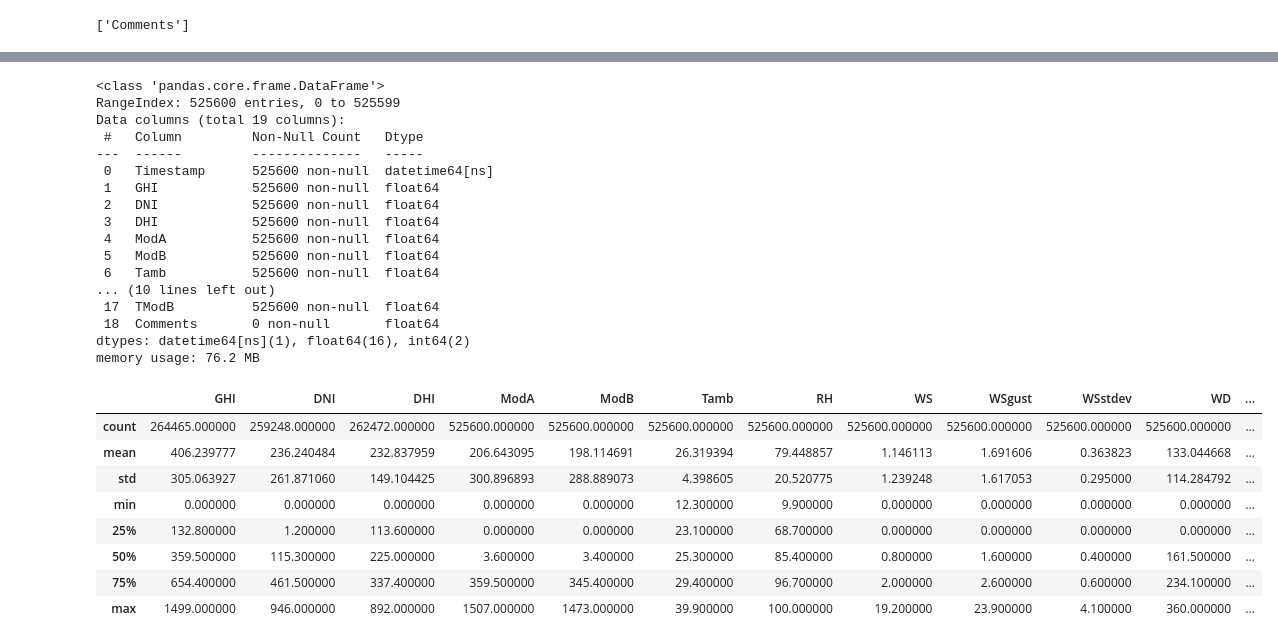
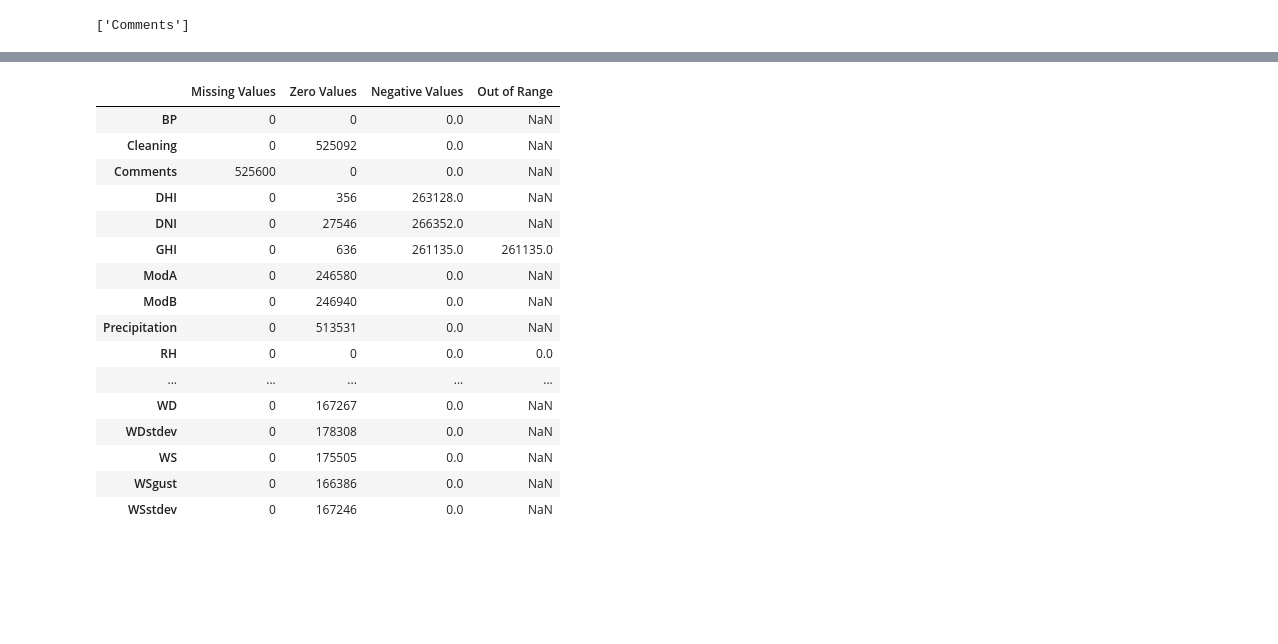
Before and after one commit to mikek1337/solar-challenge-week0, a Jupyter notebook: notebooks/sierraleone_eda.ipynb, the cells around one changed output, grey strips where cells are left out. Drawn from its saved outputs; the diff is of its cells as text; code cells hidden in the pictures; blank space fills up the shorter version.

```diff
--- a/notebooks/sierraleone_eda.ipynb
+++ b/notebooks/sierraleone_eda.ipynb
@@ -93,35 +63,23 @@ df_copy = data.copy()
 # %%
-#changing timestamp to datetime from object
-df_copy['Timestamp'] = pd.to_datetime(data['Timestamp'])
-df_copy.info()
+target_cols = [ 'GHI', 'DNI', 'DHI', 'ModA', 'ModB','WS', 'WSgust']
-# %% [output]
-<class 'pandas.core.frame.DataFrame'>
-RangeIndex: 525600 entries, 0 to 525599
-Data columns (total 19 columns):
- #   Column         Non-Null Count   Dtype
----  ------         --------------   -----
- 0   Timestamp      525600 non-null  datetime64[ns]
- 1   GHI            525600 non-null  float64
- 2   DNI            525600 non-null  float64
- 3   DHI            525600 non-null  float64
- 4   ModA           525600 non-null  float64
- 5   ModB           525600 non-null  float64
- 6   Tamb           525600 non-null  float64
-... (10 lines left out)
- 17  TModB          525600 non-null  float64
- 18  Comments       0 non-null       float64
-dtypes: datetime64[ns](1), float64(16), int64(2)
-memory usage: 76.2 MB
 # %%
-#replacing incorrect entries with nan this will remove bad data from calculations
-target_cols = [ 'GHI', 'DNI', 'DHI', 'ModA', 'ModB','WS', 'WSgust']
+before_dataclean = data_quality_report(df_copy)
+before_dataclean
 # %% [output]
-|  | GHI | DNI | DHI | ModA | ModB | Tamb | RH | WS | WSgust | WSstdev | WD | ... |
-| count | 264465.000000 | 259248.000000 | 262472.000000 | 525600.000000 | 525600.000000 | 525600.000000 | 525600.000000 | 525600.000000 | 525600.000000 | 525600.000000 | 525600.000000 | ... |
-| mean | 406.239777 | 236.240484 | 232.837959 | 206.643095 | 198.114691 | 26.319394 | 79.448857 | 1.146113 | 1.691606 | 0.363823 | 133.044668 | ... |
-| std | 305.063927 | 261.871060 | 149.104425 | 300.896893 | 288.889073 | 4.398605 | 20.520775 | 1.239248 | 1.617053 | 0.295000 | 114.284792 | ... |
-| min | 0.000000 | 0.000000 | 0.000000 | 0.000000 | 0.000000 | 12.300000 | 9.900000 | 0.000000 | 0.000000 | 0.000000 | 0.000000 | ... |
-| 25% | 132.800000 | 1.200000 | 113.600000 | 0.000000 | 0.000000 | 23.100000 | 68.700000 | 0.000000 | 0.000000 | 0.000000 | 0.000000 | ... |
-| 50% | 359.500000 | 115.300000 | 225.000000 | 3.600000 | 3.400000 | 25.300000 | 85.400000 | 0.800000 | 1.600000 | 0.400000 | 161.500000 | ... |
-| 75% | 654.400000 | 461.500000 | 337.400000 | 359.500000 | 345.400000 | 29.400000 | 96.700000 | 2.000000 | 2.600000 | 0.600000 | 234.100000 | ... |
-| max | 1499.000000 | 946.000000 | 892.000000 | 1507.000000 | 1473.000000 | 39.900000 | 100.000000 | 19.200000 | 23.900000 | 4.100000 | 360.000000 | ... |
+|  | Missing Values | Zero Values | Negative Values | Out of Range |
+| BP | 0 | 0 | 0.0 | NaN |
+| Cleaning | 0 | 525092 | 0.0 | NaN |
+| Comments | 525600 | 0 | 0.0 | NaN |
+| DHI | 0 | 356 | 263128.0 | NaN |
+| DNI | 0 | 27546 | 266352.0 | NaN |
+| GHI | 0 | 636 | 261135.0 | 261135.0 |
+| ModA | 0 | 246580 | 0.0 | NaN |
+| ModB | 0 | 246940 | 0.0 | NaN |
+| Precipitation | 0 | 513531 | 0.0 | NaN |
+| RH | 0 | 0 | 0.0 | 0.0 |
+| ... | ... | ... | ... | ... |
+| WD | 0 | 167267 | 0.0 | NaN |
+| WDstdev | 0 | 178308 | 0.0 | NaN |
+| WS | 0 | 175505 | 0.0 | NaN |
+| WSgust | 0 | 166386 | 0.0 | NaN |
+| WSstdev | 0 | 167246 | 0.0 | NaN |
```
Also changed, not shown: parts of 10 cells of this notebook.
